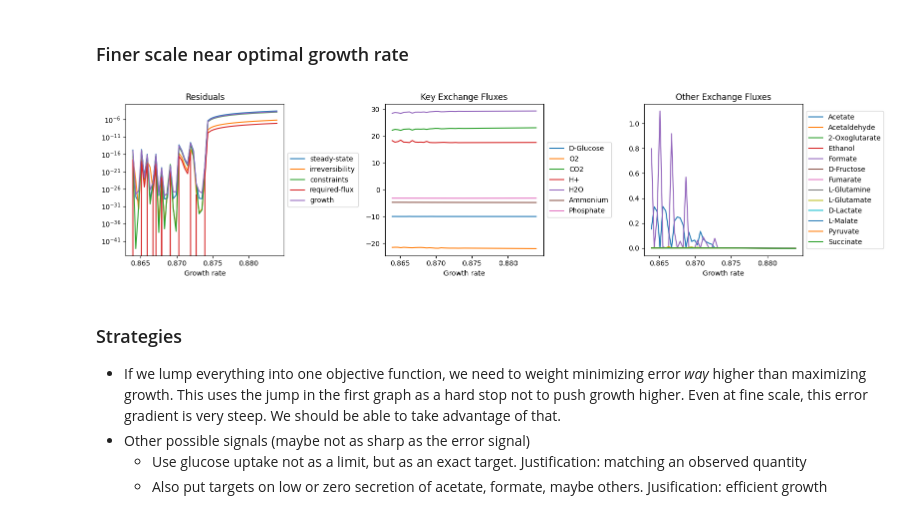
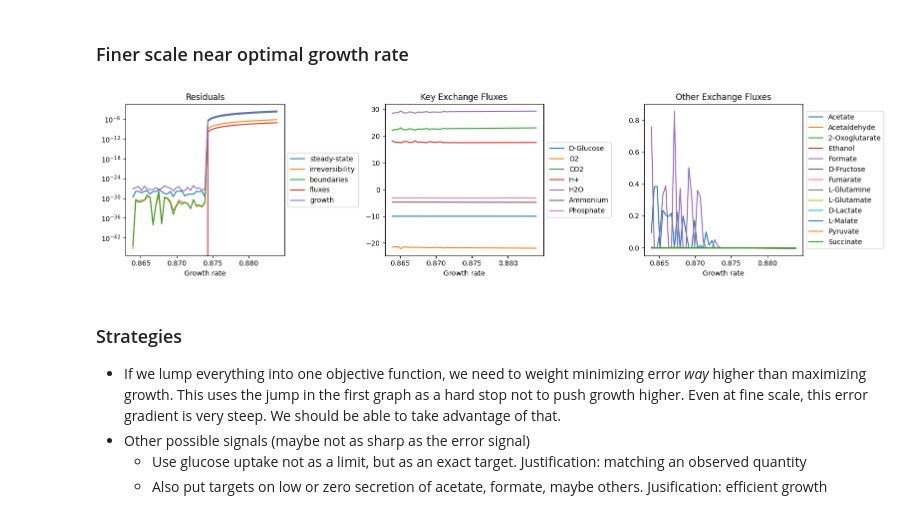
Before and after one commit to fdrusso/mosmo, a Jupyter notebook: notebooks/FBA-GD vs LP.ipynb, the cells around one changed output. Cells and saved outputs as stored; diff of their text form; code cells hidden in the pictures.

```diff
--- a/notebooks/FBA-GD vs LP.ipynb
+++ b/notebooks/FBA-GD vs LP.ipynb
@@ -128,12 +150,11 @@ Since we're using specific targets that are known to be achievable we should be
 %%time
 problem = fba_gd.FbaGd(
     network, intermediates, {
-        # "steady-state": ss_constraint,  # Forgot the ss constraint is automatic.
-        "constraints": exchange_constraint,
+        "boundaries": bounds_objective,
+        "fluxes": flux_objective,
         "growth": biomass_objective,
     },
-    w_fitness=1e4,
 )
-gd_soln = problem.solve()
+gd_soln = problem.solve(gtol=1e-15)
 print(gd_soln.fit)
 # %% [output]
@@ -339,0 +216,18 @@ Wall time: 2.22 s
+# %%
+%%time
+results = []
+residuals = {name: [] for name in problem.objectives.keys()}
+for delta in np.linspace(-.5, +.5, 21):
+    # Adjust growth rate and solve
+    growth_rate = cobra_solution.objective_value + delta
+    problem.update_params({"growth": growth_rate})
+    soln = problem.solve(gtol=1e-15)
+
+    results.append((growth_rate, soln))
+    for name, objective in problem.objectives.items():
+        residuals[name].append(np.sum(np.square(objective.residual(soln.velocities, soln.dmdt, objective.params()))))
+problem.update_params({"growth": cobra_solution.objective_value})  # restore the growth rate when we're done
+
+growthv = np.array([result[0] for result in results])
+fluxv = np.array([result[1].velocities for result in results])
+dmdtv = np.array([result[1].dmdt for result in results])
@@ -389,49 +286,49 @@ plt.show()
 ### Finer scale near optimal growth rate
 # %%
 results = []
+residuals = {name: [] for name in problem.objectives.keys()}
 for delta in np.linspace(-.01, +.01, 51):
-    # Set biomass targets proportional to adjusted growth rate
-    growth = solution.objective_value + delta
-    problem.update_params({"growth": {component: growth * amount for component, amount in biomass_components.items()}})
-    results.append((growth, problem.solve()))
+    # Adjust growth rate and solve
+    growth_rate = cobra_solution.objective_value + delta
+    problem.update_params({"growth": growth_rate})
+    soln = problem.solve(gtol=1e-15)
+
+    results.append((growth_rate, soln))
+    for name, objective in problem.objectives.items():
+        residuals[name].append(np.sum(np.square(objective.residual(soln.velocities, soln.dmdt, objective.params()))))
+problem.update_params({"growth": cobra_solution.objective_value})  # restore the growth rate when we're done
 
 growthv = np.array([result[0] for result in results])
 fluxv = np.array([result[1].velocities for result in results])
 dmdtv = np.array([result[1].dmdt for result in results])
-
-residuals = {name: [] for name in problem.objectives.keys()}
-for result in results:
-    problem.update_params({"growth": {component: result[0] * amount for component, amount in biomass_components.items()}})
-    for name, objective in problem.objectives.items():
-        residuals[name].append(np.sum(np.square(objective.residual(result[1].velocities, result[1].dmdt, objective.params()))))
 
 fig, ax = plt.subplots(1, 3, figsize=(16, 4))
 
 for name, scores in residuals.items():
     ax[0].plot(growthv, scores, label=name)
 ax[0].set_yscale("log")
 # ax[0].set_ylim(1e-12, 1e0)
 ax[0].set_title("Residuals")
 ax[0].set_xlabel("Growth rate")
 ax[0].legend(loc='center left', bbox_to_anchor=(1, 0.5))
 
 key_species = [mols[id] for id in ("glc__D_e", "o2_e", "co2_e", "h_e", "h2o_e", "nh4_e", "pi_e")]
 for mol in key_species:
     ax[1].plot(growthv, dmdtv[:, network.reactants.index_of(mol)], label=mol.name)
 ax[1].set_title("Key Exchange Fluxes")
 ax[1].set_xlabel("Growth rate")
 ax[1].legend(loc='center left', bbox_to_anchor=(1, 0.5))
 
 for mol in bounds:
     if mol not in key_species:
         ax[2].plot(growthv, dmdtv[:, network.reactants.index_of(mol)], label=mol.name)
 ax[2].set_title("Other Exchange Fluxes")
 ax[2].set_xlabel("Growth rate")
 ax[2].legend(loc='center left', bbox_to_anchor=(1, 0.5))
 fig.tight_layout()
 plt.show()
 # %% [output]
-[figure, old version]
+[figure, new version]
 # %% [markdown]
 ### Strategies
 - If we lump everything into one objective function, we need to weight minimizing error _way_ higher than maximizing growth. This uses the jump in the first graph as a hard stop not to push growth higher. Even at fine scale, this error gradient is very steep. We should be able to take advantage of that.
```
Also changed, not shown: parts of 77 cells of this notebook, 2 other files.
